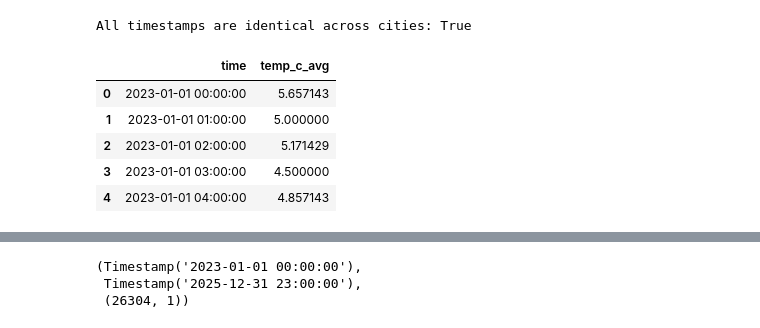
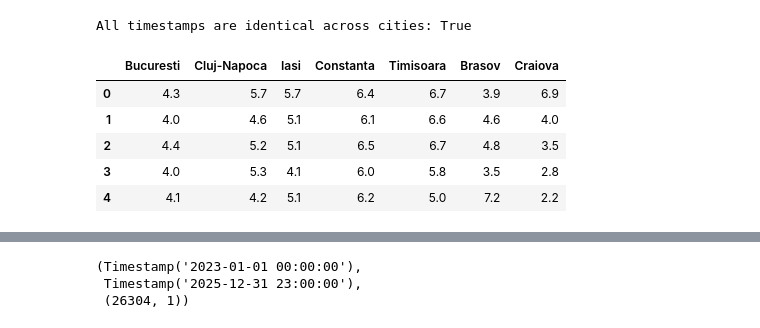
Before and after one commit to MaiaMarin/Electricity-Load-Forecasting, a Jupyter notebook: electricity_forecast_with_temperature.ipynb, the cells around one changed output, grey strips where cells are left out. Saved outputs shown, nothing was run; the diff lists cells and outputs as text; code cells hidden in the pictures.

```diff
--- a/electricity_forecast_with_temperature.ipynb
+++ b/electricity_forecast_with_temperature.ipynb
@@ -179,18 +193,11 @@ All timestamps are identical across cities: True
 # %%
 # Building country-wide hourly average temperature table
 temp_matrix = pd.DataFrame({city: df_temp["temp_c"].to_numpy() for city, df_temp in temp_dfs.items()})
-avg_temp_c = temp_matrix.mean(axis=1)
-
-temp_country = pd.DataFrame({
-    "time":base_time,
-    "temp_c_avg": avg_temp_c
-})
-
-temp_country.head()
+temp_matrix.head()
 # %% [output]
-|  | time | temp_c_avg |
-| 0 | 2023-01-01 00:00:00 | 5.657143 |
-| 1 | 2023-01-01 01:00:00 | 5.000000 |
-| 2 | 2023-01-01 02:00:00 | 5.171429 |
-| 3 | 2023-01-01 03:00:00 | 4.500000 |
-| 4 | 2023-01-01 04:00:00 | 4.857143 |
+|  | Bucuresti | Cluj-Napoca | Iasi | Constanta | Timisoara | Brasov | Craiova |
+| 0 | 4.3 | 5.7 | 5.7 | 6.4 | 6.7 | 3.9 | 6.9 |
+| 1 | 4.0 | 4.6 | 5.1 | 6.1 | 6.6 | 4.6 | 4.0 |
+| 2 | 4.4 | 5.2 | 5.1 | 6.5 | 6.7 | 4.8 | 3.5 |
+| 3 | 4.0 | 5.3 | 4.1 | 6.0 | 5.8 | 3.5 | 2.8 |
+| 4 | 4.1 | 4.2 | 5.1 | 6.2 | 5.0 | 7.2 | 2.2 |
```
Also changed, not shown: parts of 38 cells of this notebook.
